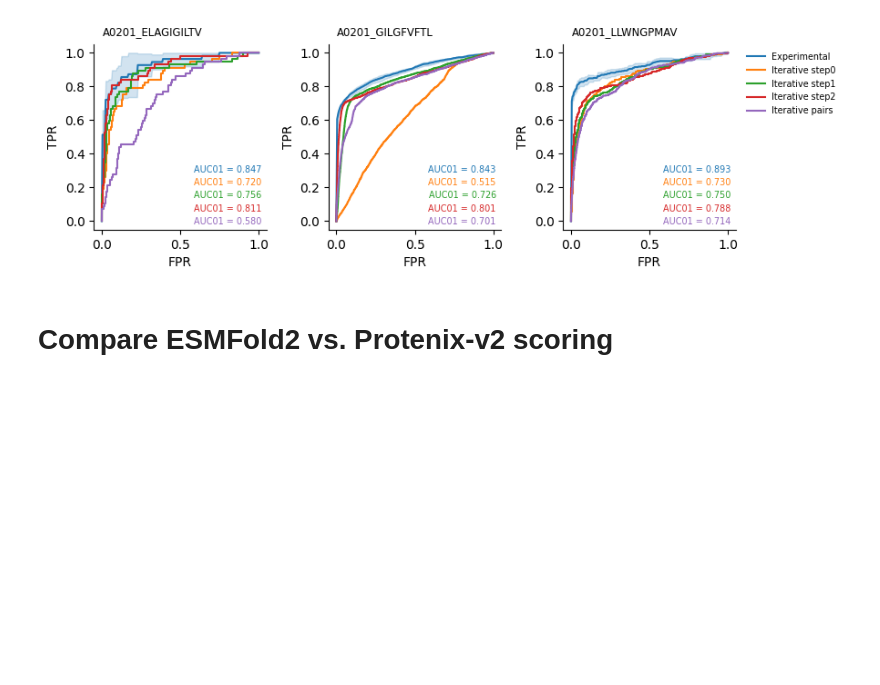
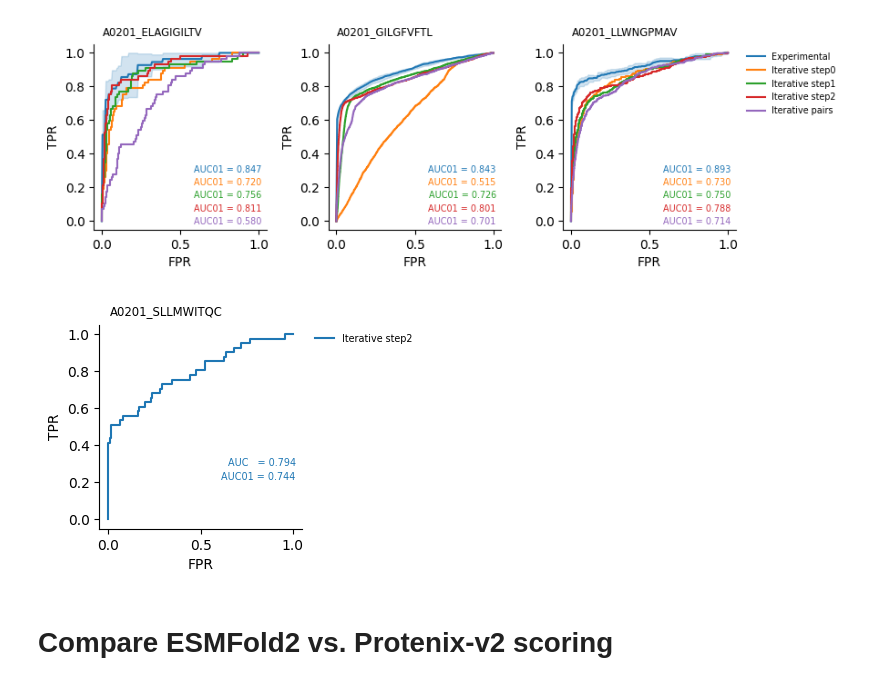
Before and after one commit to Rita-Ann-Roessner/Postdoc-UNIL, a Jupyter notebook: 260626_ESMfold2_motif_builder/Monitor.ipynb, the cells around one changed output. Cells and saved outputs as stored; diff of their text form; code cells hidden in the pictures; blank space fills up the shorter version.

```diff
--- a/260626_ESMfold2_motif_builder/Monitor.ipynb
+++ b/260626_ESMfold2_motif_builder/Monitor.ipynb
@@ -799,6 +778,52 @@ plt.tight_layout()
 plt.show()
 # %% [output]
 [figure]
+# %%
+epitope = 'A0201_SLLMWITQC'
+step = 'step2'
+grid = np.linspace(0, 1, 201)
+
+def mean_roc_band(files):
+    tprs, auc01s = [], []
+    for f in files:
+        df = pd.read_csv(f)
+        y, s = df['Label'].values, df['score'].values
+        fpr, tpr, _ = roc_curve(y, s)
+        t = np.interp(grid, fpr, tpr); t[0] = 0.0
+        tprs.append(t); auc01s.append(roc_auc_score(y, s, max_fpr=0.1))
+    tprs = np.vstack(tprs)
+    return tprs.mean(0), tprs.std(0), float(np.mean(auc01s))
+
+fig, ax = plt.subplots(1, 1, figsize=(4, 3))
+
+ax.text(0.05, 1.1, epitope, transform=ax.transAxes,
+            va='top', ha='left', fontsize='small')
+
+df = pd.read_csv(
+    f'TCR_motif_atlas_cdr3_templated_new_installation_reduced_cycles_NY-ESO-1_fix/{epitope}/{step}/validation/validation_pred.csv'
+)
+y_true, y_scores = df['Label'].values, df['score'].values
+fpr, tpr, _ = roc_curve(y_true, y_scores)
+auc = roc_auc_score(y_true, y_scores)
+auc01 = roc_auc_score(y_true, y_scores, max_fpr=0.1)
+line, = ax.plot(fpr, tpr, label=f'Iterative {step}')
+ax.text(0.97, 0.23, f"AUC   = {auc:.3f}\nAUC01 = {auc01:.3f}",
+        transform=ax.transAxes, ha='right', va='bottom',
+        fontsize='x-small', color=line.get_color(),
+        linespacing=1.5)
+
+ax.set_xlabel('FPR')
+ax.set_ylabel('TPR')
+
+handles, labels = ax.get_legend_handles_labels()
+ax.legend(handles, labels, fontsize='x-small', frameon=False,
+                bbox_to_anchor=(1.02, 1), loc='upper left')
+
+sns.despine()
+plt.tight_layout()
+plt.show()
+# %% [output]
+[figure, added]
 # %% [markdown]
 # Compare ESMFold2 vs. Protenix-v2 scoring
 # %%
```
Also changed, not shown: parts of 6 cells of this notebook, 3 other files.
